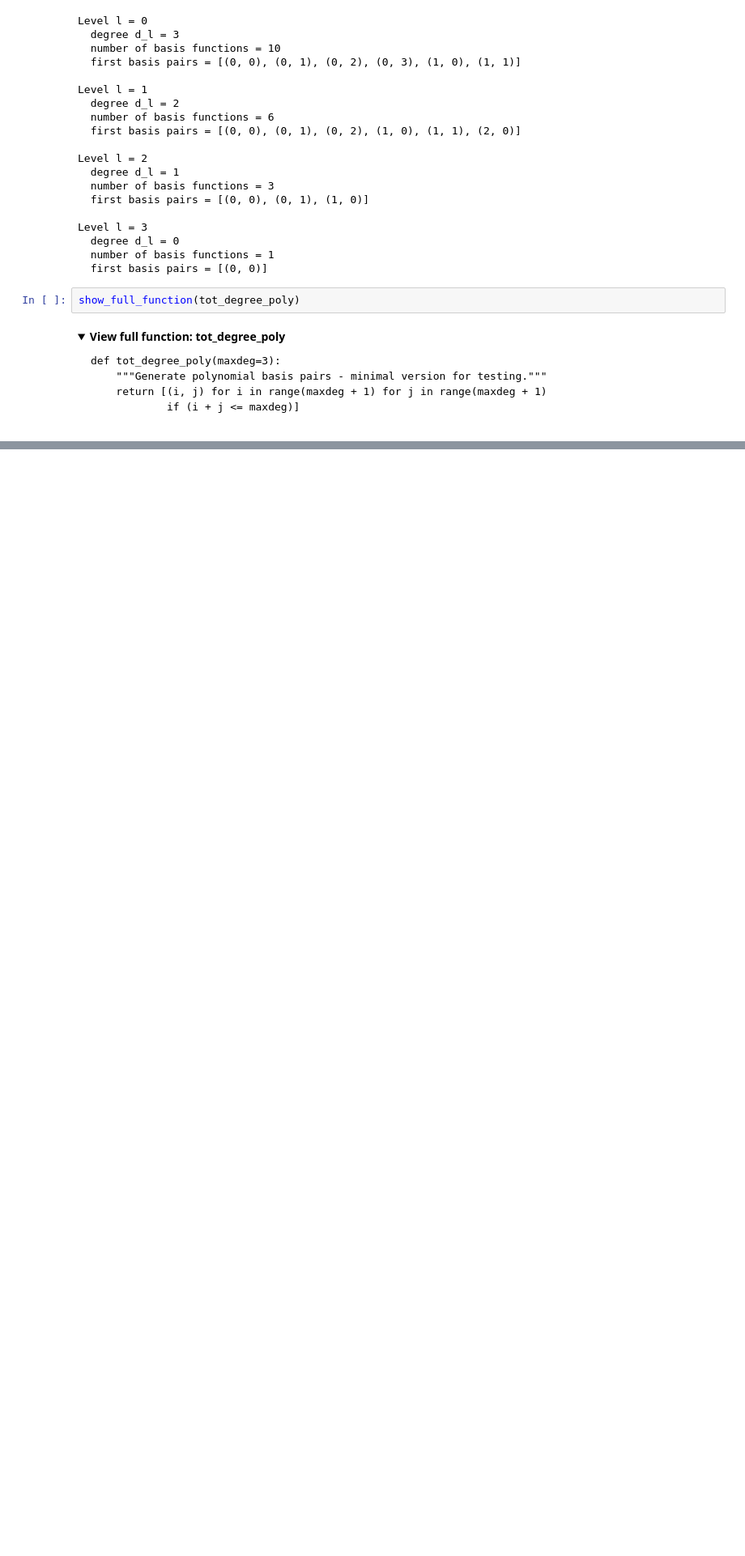
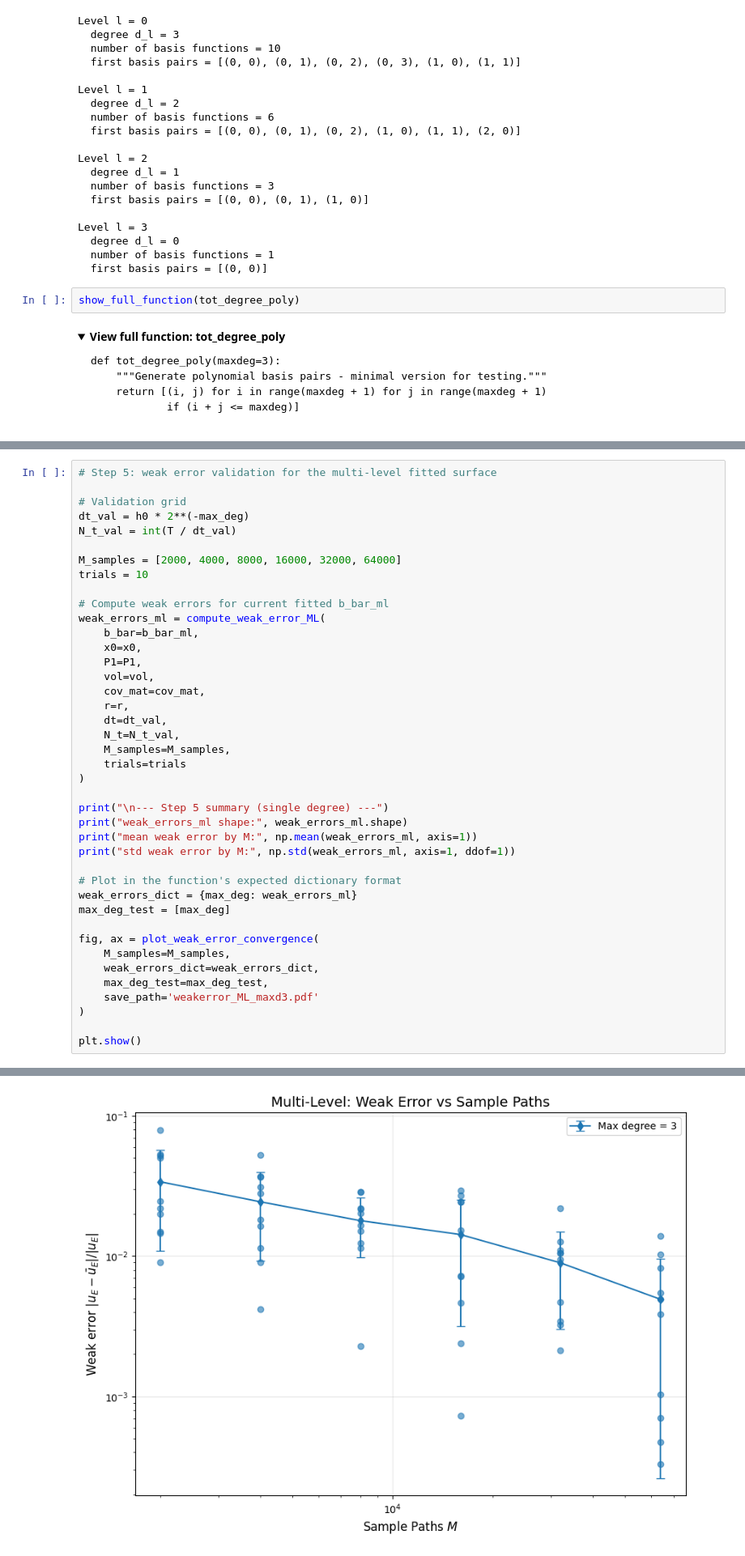
Before and after one commit to leolalvay/KAUST_OPTION_PRICING, a Jupyter notebook: L2_Regression/notebooks_seb/nb05_Legendre_Multi_Level.ipynb, the cells around one changed output, grey strips where cells are left out. Shown at 81% size. Drawn from its saved outputs; the diff is of its cells as text; folded sections open; blank space fills up the shorter version.

Commit message:
Update nb05 Legendre multi level notebook

```diff
--- a/L2_Regression/notebooks_seb/nb05_Legendre_Multi_Level.ipynb
+++ b/L2_Regression/notebooks_seb/nb05_Legendre_Multi_Level.ipynb
@@ -698,0 +1113,42 @@ def tot_degree_poly(maxdeg=3): """Generate polynomial basis pairs - minimal vers
+# %%
+# Step 5: weak error validation for the multi-level fitted surface
+
+# Validation grid
+dt_val = h0 * 2**(-max_deg)
+N_t_val = int(T / dt_val)
+
+M_samples = [2000, 4000, 8000, 16000, 32000, 64000]
+trials = 10
+
+# Compute weak errors for current fitted b_bar_ml
+weak_errors_ml = compute_weak_error_ML(
+    b_bar=b_bar_ml,
+    x0=x0,
+    P1=P1,
+    vol=vol,
+    cov_mat=cov_mat,
+    r=r,
+    dt=dt_val,
+    N_t=N_t_val,
+    M_samples=M_samples,
+    trials=trials
+)
+
+print("\n--- Step 5 summary (single degree) ---")
+print("weak_errors_ml shape:", weak_errors_ml.shape)
+print("mean weak error by M:", np.mean(weak_errors_ml, axis=1))
+print("std weak error by M:", np.std(weak_errors_ml, axis=1, ddof=1))
+
+# Plot in the function's expected dictionary format
+weak_errors_dict = {max_deg: weak_errors_ml}
+max_deg_test = [max_deg]
+
+fig, ax = plot_weak_error_convergence(
+    M_samples=M_samples,
+    weak_errors_dict=weak_errors_dict,
+    max_deg_test=max_deg_test,
+    save_path='weakerror_ML_maxd3.pdf'
+)
+
+plt.show()
+# %% [output]
@@ -698,0 +1167 @@ def tot_degree_poly(maxdeg=3): """Generate polynomial basis pairs - minimal vers
+[figure, added]
```
Also changed, not shown: parts of 15 cells of this notebook.
